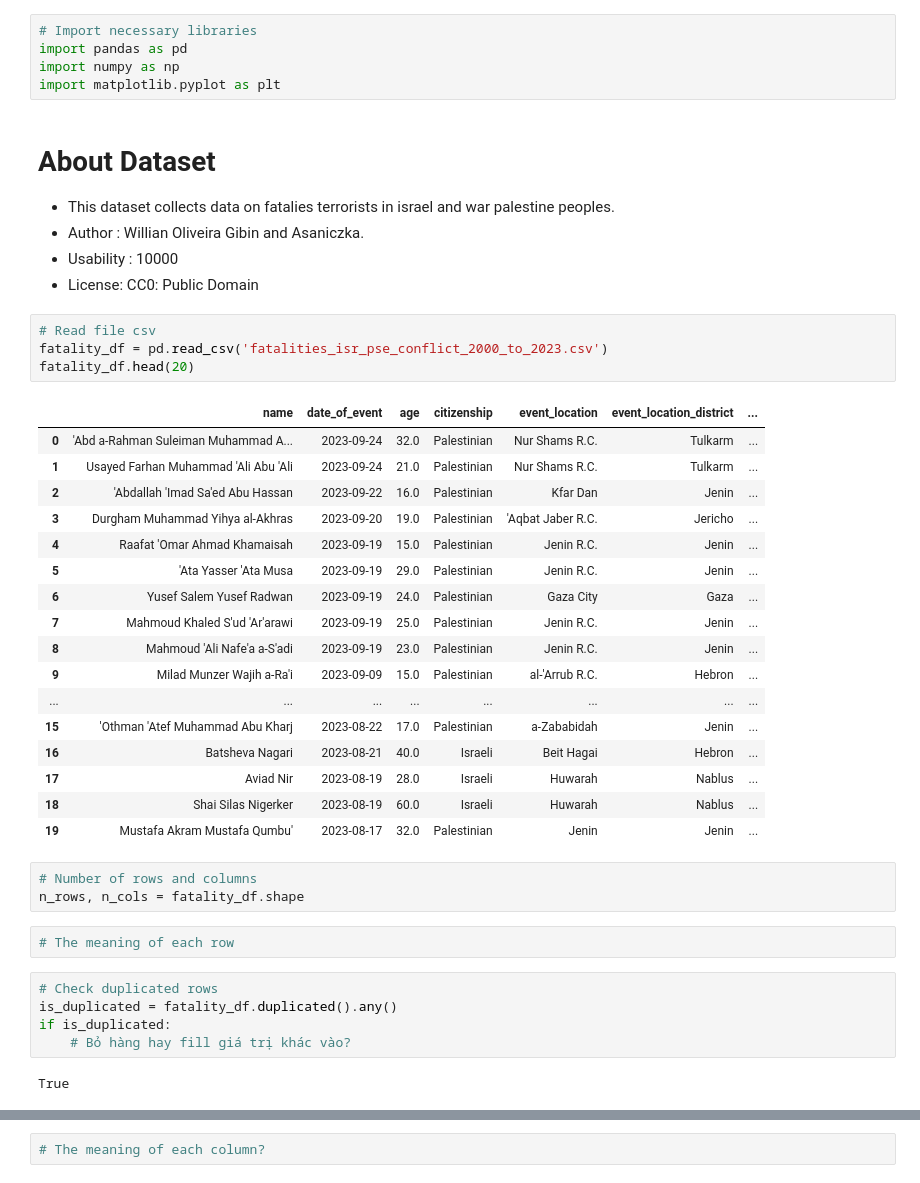
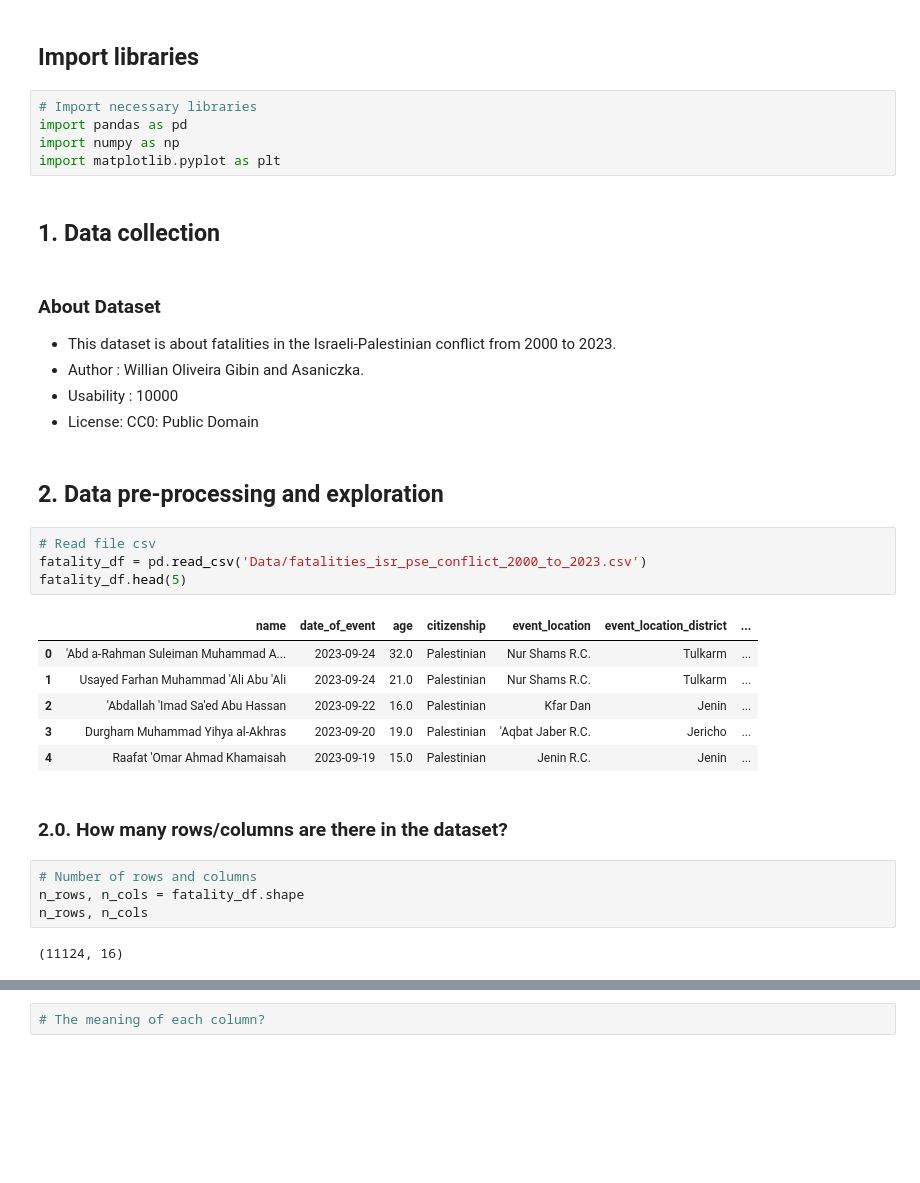
Before and after one commit to khuevo098/ProgrammingForDS-FinalProject, a Jupyter notebook: Source.ipynb, the cells around one changed output, grey strips where cells are left out. Saved outputs shown, nothing was run; the diff lists cells and outputs as text; blank space fills up the shorter version.

Commit message:
explore data v1.1

```diff
--- a/Source.ipynb
+++ b/Source.ipynb
@@ -1,45 +10,36 @@
+# %% [markdown]
+## Import libraries
 # %%
 # Import necessary libraries
 import pandas as pd
 import numpy as np
 import matplotlib.pyplot as plt
+# %% [markdown]
+## 1. Data collection
 # %% [markdown]
-# About Dataset
-- This dataset collects data on fatalies terrorists in israel and war palestine peoples.
+### About Dataset
+- This dataset is about fatalities in the Israeli-Palestinian conflict from 2000 to 2023.
 - Author : Willian Oliveira Gibin and Asaniczka.
 - Usability : 10000
 - License: CC0: Public Domain
+# %% [markdown]
+## 2. Data pre-processing and exploration
 # %%
 # Read file csv
-fatality_df = pd.read_csv('fatalities_isr_pse_conflict_2000_to_2023.csv')
-fatality_df.head(20)
+fatality_df = pd.read_csv('Data/fatalities_isr_pse_conflict_2000_to_2023.csv')
+fatality_df.head(5)
 # %% [output]
 |  | name | date_of_event | age | citizenship | event_location | event_location_district | ... |
 | 0 | 'Abd a-Rahman Suleiman Muhammad A... | 2023-09-24 | 32.0 | Palestinian | Nur Shams R.C. | Tulkarm | ... |
 | 1 | Usayed Farhan Muhammad 'Ali Abu 'Ali | 2023-09-24 | 21.0 | Palestinian | Nur Shams R.C. | Tulkarm | ... |
 | 2 | 'Abdallah 'Imad Sa'ed Abu Hassan | 2023-09-22 | 16.0 | Palestinian | Kfar Dan | Jenin | ... |
 | 3 | Durgham Muhammad Yihya al-Akhras | 2023-09-20 | 19.0 | Palestinian | 'Aqbat Jaber R.C. | Jericho | ... |
 | 4 | Raafat 'Omar Ahmad Khamaisah | 2023-09-19 | 15.0 | Palestinian | Jenin R.C. | Jenin | ... |
-| 5 | 'Ata Yasser 'Ata Musa | 2023-09-19 | 29.0 | Palestinian | Jenin R.C. | Jenin | ... |
-| 6 | Yusef Salem Yusef Radwan | 2023-09-19 | 24.0 | Palestinian | Gaza City | Gaza | ... |
-| 7 | Mahmoud Khaled S'ud 'Ar'arawi | 2023-09-19 | 25.0 | Palestinian | Jenin R.C. | Jenin | ... |
-| 8 | Mahmoud 'Ali Nafe'a a-S'adi | 2023-09-19 | 23.0 | Palestinian | Jenin R.C. | Jenin | ... |
-| 9 | Milad Munzer Wajih a-Ra'i | 2023-09-09 | 15.0 | Palestinian | al-'Arrub R.C. | Hebron | ... |
-| ... | ... | ... | ... | ... | ... | ... | ... |
-| 15 | 'Othman 'Atef Muhammad Abu Kharj | 2023-08-22 | 17.0 | Palestinian | a-Zababidah | Jenin | ... |
-| 16 | Batsheva Nagari | 2023-08-21 | 40.0 | Israeli | Beit Hagai | Hebron | ... |
-| 17 | Aviad Nir | 2023-08-19 | 28.0 | Israeli | Huwarah | Nablus | ... |
-| 18 | Shai Silas Nigerker | 2023-08-19 | 60.0 | Israeli | Huwarah | Nablus | ... |
-| 19 | Mustafa Akram Mustafa Qumbu' | 2023-08-17 | 32.0 | Palestinian | Jenin | Jenin | ... |
+# %% [markdown]
+### 2.0. How many rows/columns are there in the dataset?
 # %%
 # Number of rows and columns
 n_rows, n_cols = fatality_df.shape
+n_rows, n_cols
+# %% [output]
+(11124, 16)
-# %%
-# The meaning of each row
-# %%
-# Check duplicated rows
-is_duplicated = fatality_df.duplicated().any()
-if is_duplicated:
-    # Bỏ hàng hay fill giá trị khác vào?
-# %% [output]
-True
```
Also changed, not shown: parts of 15 cells of this notebook.
